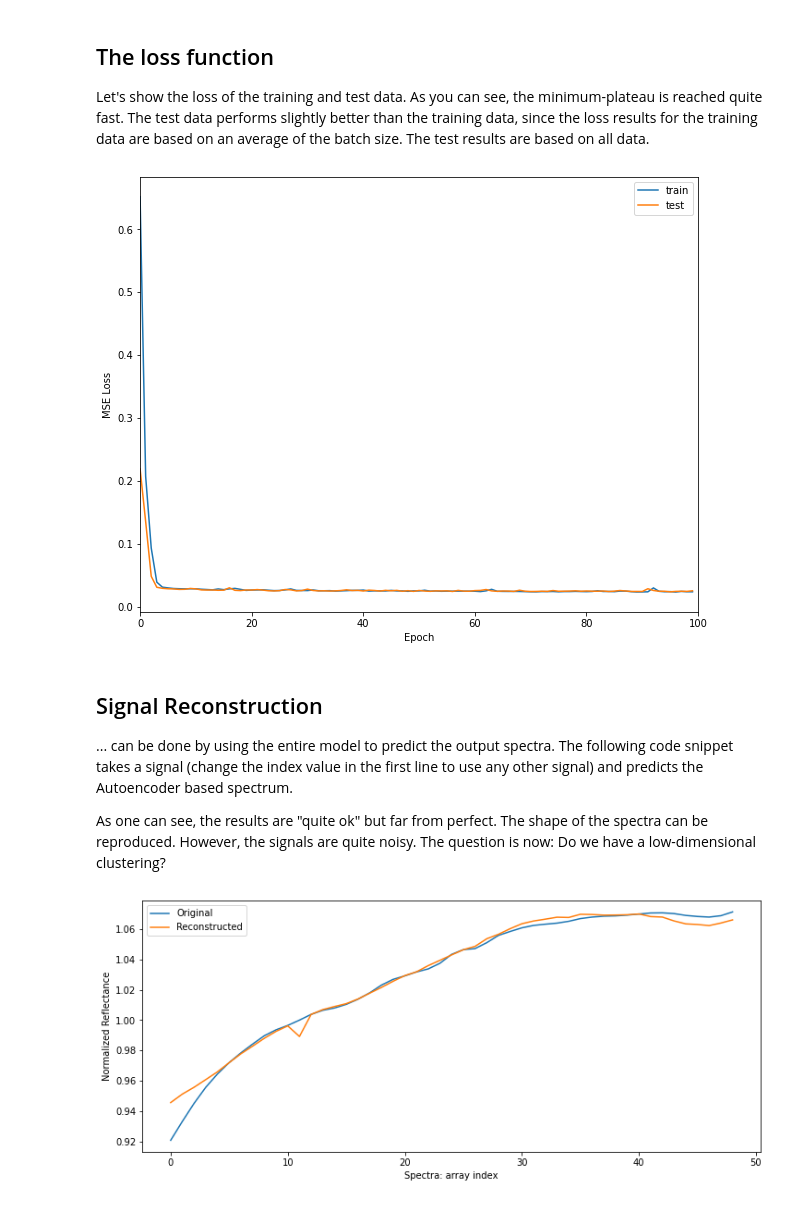
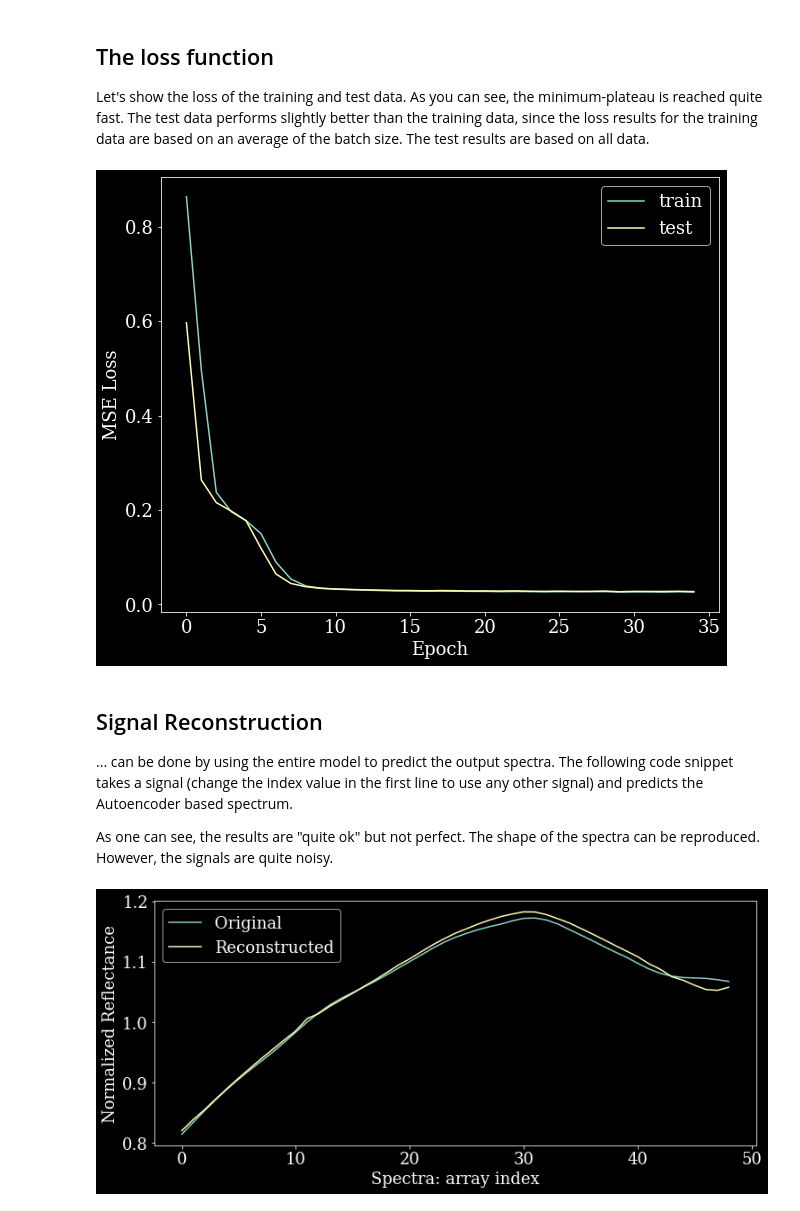
Before and after one commit to ThomasAlbin/Astroniz-YT-Tutorials, a Jupyter notebook: [ML1]-Asteroid-Spectra/11_dl_autoencoder_reconstruction.ipynb, the cells around one changed output. Saved outputs shown, nothing was run; the diff lists cells and outputs as text; code cells hidden in the pictures.

```diff
--- a/[ML1]-Asteroid-Spectra/11_dl_autoencoder_reconstruction.ipynb
+++ b/[ML1]-Asteroid-Spectra/11_dl_autoencoder_reconstruction.ipynb
@@ -11,12 +17,18 @@ from matplotlib import pyplot as plt
 import numpy as np
 import pandas as pd
 
+# Scikit-Learn stuff
 import sklearn
 from sklearn import preprocessing
-from sklearn.metrics import ConfusionMatrixDisplay, confusion_matrix
 from sklearn.model_selection import StratifiedShuffleSplit
 
+# Keras
 import tensorflow.keras as keras
+
+# Matplotlib settings
+# Set the dark mode and the font size and style
+plt.style.use('dark_background')
+plt.rc('font', family='serif', size=18)
 # %%
 # Let's mount the Google Drive, where we store files and models (if applicable, otherwise work
 # locally)
@@ -168,6 +188,6 @@ _________________________________________________________________
 # %%
 # Train the model
-end_epoch = 100
+end_epoch = 500
 batch_size = 32
 
 # Early Stopping for our final model
@@ -176,5 +196,6 @@ es_callback = keras.callbacks.EarlyStopping(monitor='val_loss', patience=5)
 history = model.fit(X_train_scaled, X_train_scaled,
                     epochs=end_epoch,
                     batch_size=batch_size,
-                    verbose=1,
-                    validation_split=0.25)
+                    verbose=0,
+                    validation_split=0.25,
+                    callbacks=[es_callback])
@@ -203,35 +206,37 @@ Let's show the loss of the training and test data. As you can see, the minimum-p
 # %%
 # plot the training and validation loss
 plt.figure(figsize=(10,8))
 plt.plot(history.history['loss'], label='train')
 plt.plot(history.history['val_loss'], label='test')
 
 # Add legend and labels
 plt.legend()
 plt.xlabel("Epoch")
 plt.ylabel("MSE Loss")
 
-# Limit the x axis
-plt.xlim(0, end_epoch)
-
 # ... aaaaand plot!
 plt.show()
 # %% [output]
-[figure, old version]
+[figure, new version]
 # %% [markdown]
 ## Signal Reconstruction
 
 ... can be done by using the entire model to predict the output spectra. The following code snippet takes a signal (change the index value in the first line to use any other signal) and predicts the Autoencoder based spectrum.
 
-As one can see, the results are "quite ok" but far from perfect. The shape of the spectra can be reproduced. However, the signals are quite noisy. The question is now: Do we have a low-dimensional clustering?
+As one can see, the results are "quite ok" but not perfect. The shape of the spectra can be reproduced. However, the signals are quite noisy.
 # %%
 # Which index shall be displayed?
 index_val = 100
 
+# Original signal
+org_signal = scaler.inverse_transform(X_train_scaled[index_val].reshape(1, -1))[0]
+# Reconstructed signal
+rec_signal = scaler.inverse_transform(model.predict(X_train_scaled)[index_val].reshape(1, -1))[0]
+
 # plot the training and reconstructed data
 plt.figure(figsize=(12,5))
-plt.plot(scaler.inverse_transform(X_train_scaled[index_val].reshape(1,-1))[0], label='Original')
-plt.plot(scaler.inverse_transform(model.predict(X_train_scaled)[index_val].reshape(1,-1))[0], label='Reconstructed')
+plt.plot(org_signal, label='Original')
+plt.plot(rec_signal, label='Reconstructed')
 
 # Add legend and labels
 plt.legend()
@@ -241,4 +246,4 @@ plt.ylabel("Normalized Reflectance")
 # ... aaaaand plot!
 plt.show()
 # %% [output]
-[figure, old version]
+[figure, new version]
```
Also changed, not shown: parts of 10 cells of this notebook.
